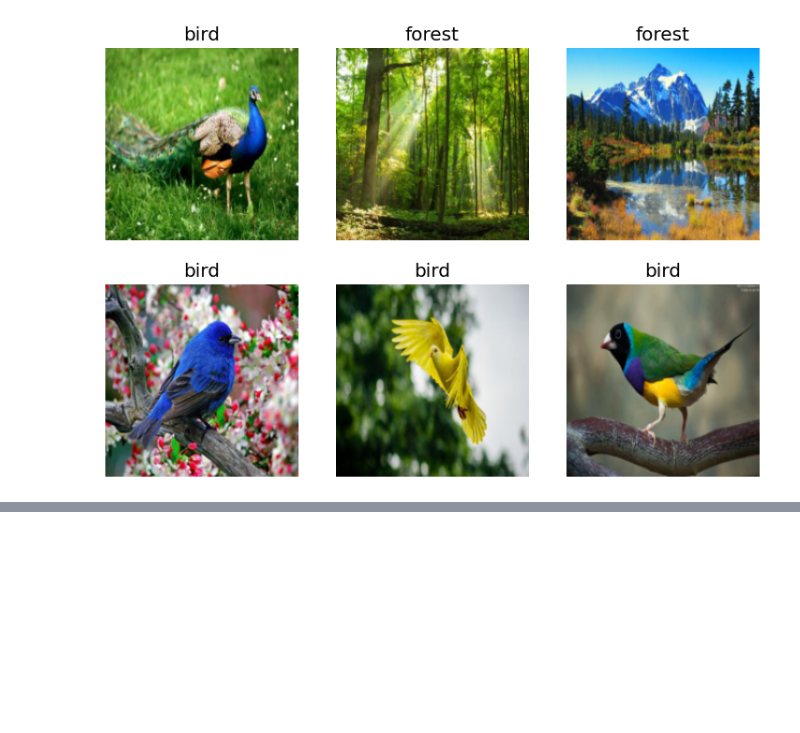
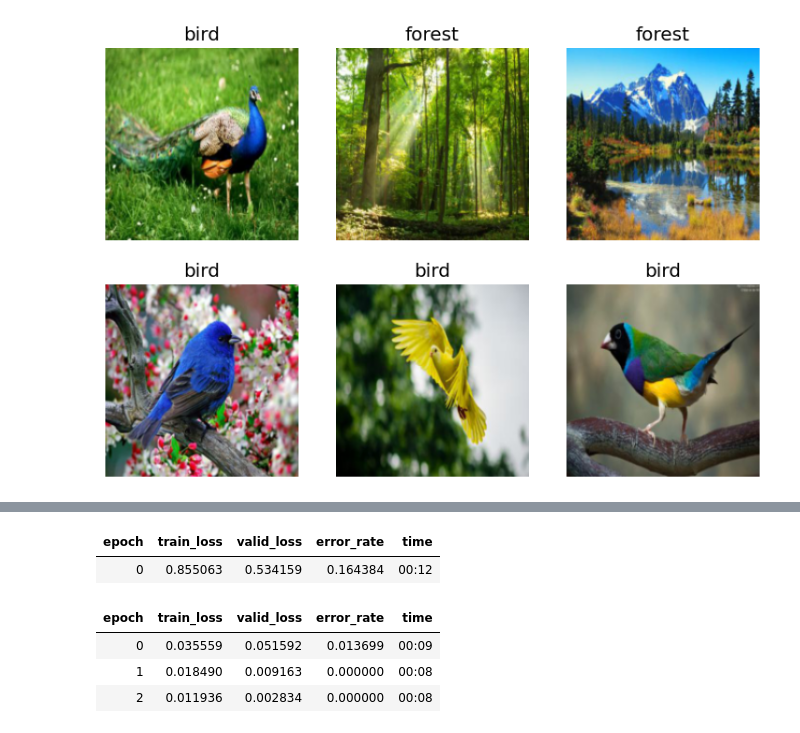
Before and after one commit to Abhishek-03113/Deep-Learning, a Jupyter notebook: lesson1.ipynb, the cells around one changed output, grey strips where cells are left out. Drawn from its saved outputs; the diff is of its cells as text; code cells hidden in the pictures; blank space fills up the shorter version.

Commit message:
trained model

```diff
--- a/lesson1.ipynb
+++ b/lesson1.ipynb
@@ -41,3 +41,7 @@ dls = DataBlock(
 dls.show_batch(max_n=6)
 # %% [output]
 [figure]
+# %%
+learn = cnn_learner(dls,resnet18,metrics = error_rate)
+learn.fine_tune(3)
+# %% [output]
@@ -43,0 +49,6 @@ dls.show_batch(max_n=6)
+| epoch | train_loss | valid_loss | error_rate | time |
+| 0 | 0.855063 | 0.534159 | 0.164384 | 00:12 |
+| epoch | train_loss | valid_loss | error_rate | time |
+| 0 | 0.035559 | 0.051592 | 0.013699 | 00:09 |
+| 1 | 0.018490 | 0.009163 | 0.000000 | 00:08 |
+| 2 | 0.011936 | 0.002834 | 0.000000 | 00:08 |
```
Also changed, not shown: parts of 2 cells of this notebook, 1 other file.
